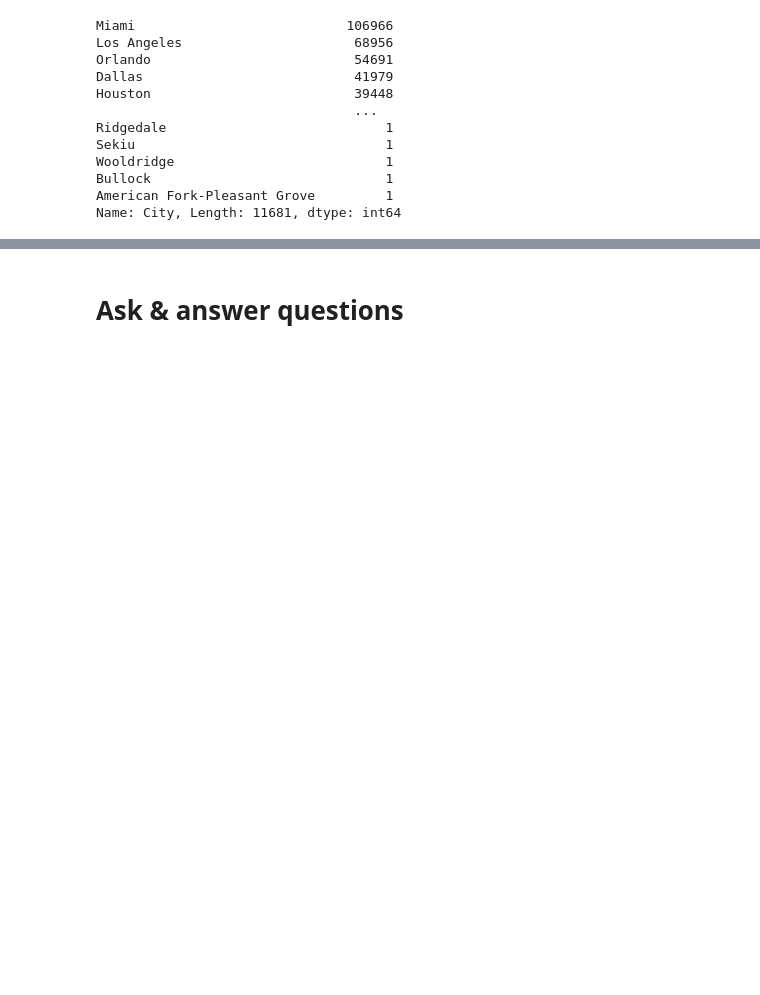
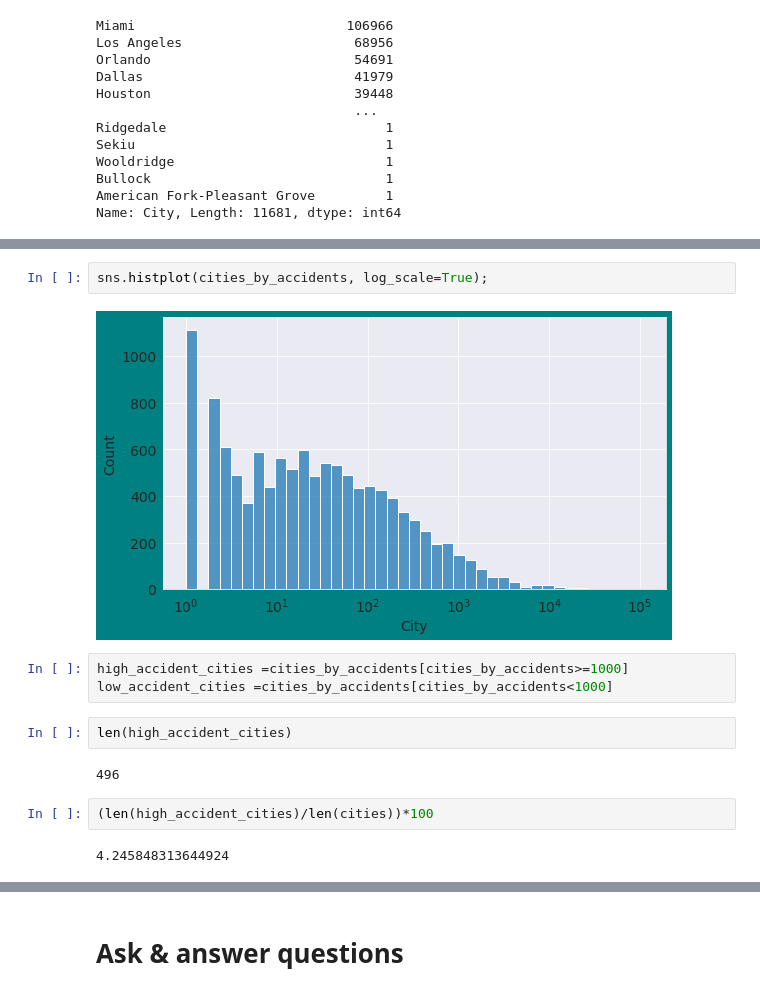
Before and after one commit to PoojaDasIndia/Exploratory-Data-Analysis-EDA-, a Jupyter notebook: US_Accidents_Analysis.ipynb, the cells around one changed output, grey strips where cells are left out. Cells and saved outputs as stored; diff of their text form; blank space fills up the shorter version.

```diff
--- a/US_Accidents_Analysis.ipynb
+++ b/US_Accidents_Analysis.ipynb
@@ -253,0 +332,15 @@ Name: City, Length: 11681, dtype: int64
+# %%
+sns.histplot(cities_by_accidents, log_scale=True);
+# %% [output]
+[figure, added]
+# %%
+high_accident_cities =cities_by_accidents[cities_by_accidents>=1000]
+low_accident_cities =cities_by_accidents[cities_by_accidents<1000]
+# %%
+len(high_accident_cities)
+# %% [output]
+496
+# %%
+(len(high_accident_cities)/len(cities))*100
+# %% [output]
+4.245848313644924
```
Also changed, not shown: parts of 37 cells of this notebook.
